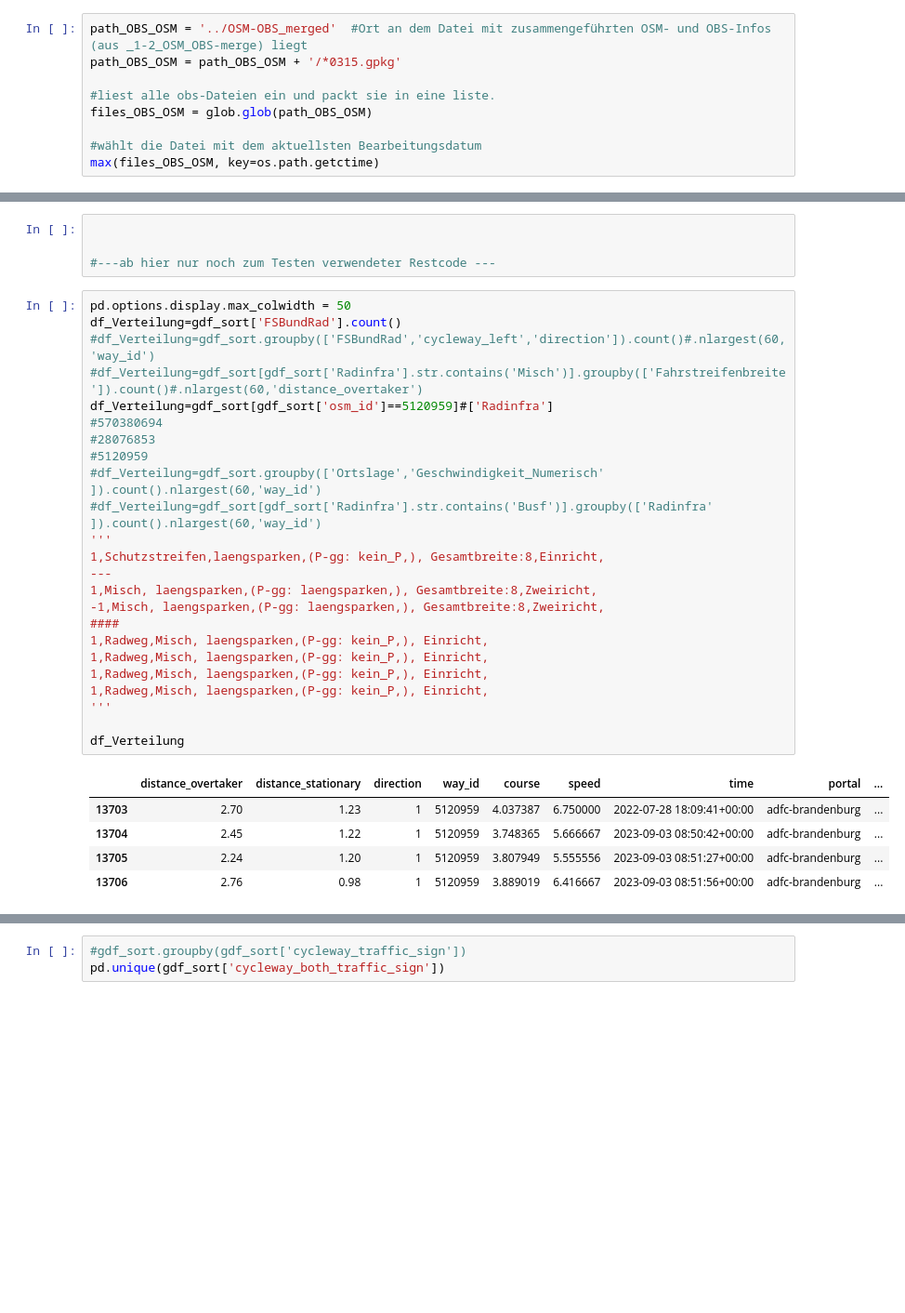
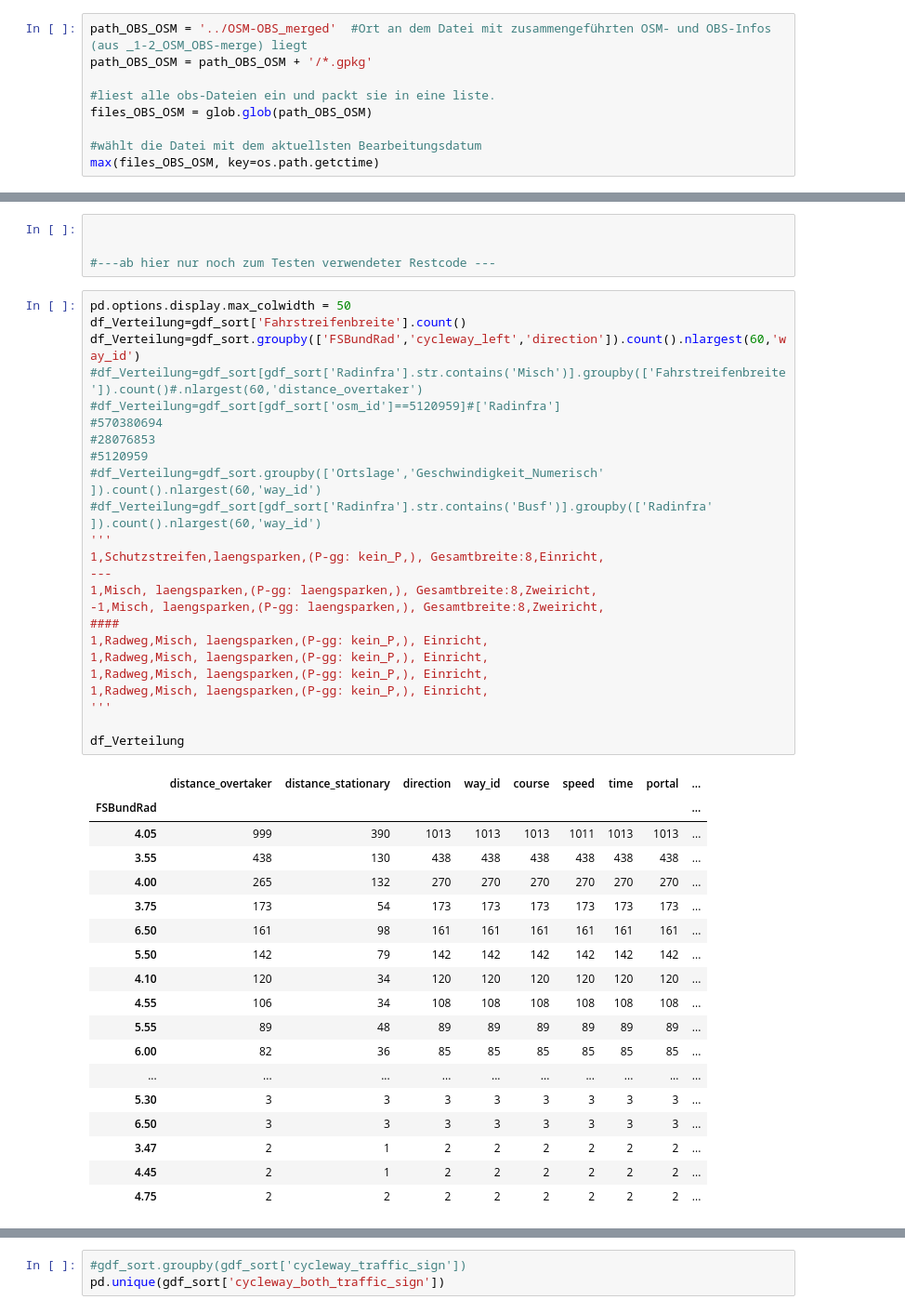
Before and after one commit to Drooembueddel/OSM-OBS_Analysis, a Jupyter notebook: Code/_1-3_Klassifizierung.ipynb, the cells around one changed output, grey strips where cells are left out. Shown at 93% size. Drawn from its saved outputs; the diff is of its cells as text; blank space fills up the shorter version.

```diff
--- a/Code/_1-3_Klassifizierung.ipynb
+++ b/Code/_1-3_Klassifizierung.ipynb
@@ -31,7 +31,7 @@ print('import finished')
 import finished
 # %%
 path_OBS_OSM = '../OSM-OBS_merged'  #Ort an dem Datei mit zusammengeführten OSM- und OBS-Infos (aus _1-2_OSM_OBS-merge) liegt
-path_OBS_OSM = path_OBS_OSM + '/*0315.gpkg'
+path_OBS_OSM = path_OBS_OSM + '/*.gpkg'
 
 #liest alle obs-Dateien ein und packt sie in eine liste.
 files_OBS_OSM = glob.glob(path_OBS_OSM)
@@ -1353,31 +1357,44 @@ gdf_kombi.to_file("../OSM-OBS_klass/OSM-OBS_Klass_"+datum+".gpkg", driver="GPKG"
 #---ab hier nur noch zum Testen verwendeter Restcode ---
 # %%
 pd.options.display.max_colwidth = 50
-df_Verteilung=gdf_sort['FSBundRad'].count()
-#df_Verteilung=gdf_sort.groupby(['FSBundRad','cycleway_left','direction']).count()#.nlargest(60,'way_id')
+df_Verteilung=gdf_sort['Fahrstreifenbreite'].count()
+df_Verteilung=gdf_sort.groupby(['FSBundRad','cycleway_left','direction']).count().nlargest(60,'way_id')
 #df_Verteilung=gdf_sort[gdf_sort['Radinfra'].str.contains('Misch')].groupby(['Fahrstreifenbreite']).count()#.nlargest(60,'distance_overtaker')
-df_Verteilung=gdf_sort[gdf_sort['osm_id']==5120959]#['Radinfra']
+#df_Verteilung=gdf_sort[gdf_sort['osm_id']==5120959]#['Radinfra']
 #570380694
 #28076853
 #5120959
 #df_Verteilung=gdf_sort.groupby(['Ortslage','Geschwindigkeit_Numerisch' ]).count().nlargest(60,'way_id')
 #df_Verteilung=gdf_sort[gdf_sort['Radinfra'].str.contains('Busf')].groupby(['Radinfra' ]).count().nlargest(60,'way_id')
 '''
 1,Schutzstreifen,laengsparken,(P-gg: kein_P,), Gesamtbreite:8,Einricht,
 ---
 1,Misch, laengsparken,(P-gg: laengsparken,), Gesamtbreite:8,Zweiricht,
 -1,Misch, laengsparken,(P-gg: laengsparken,), Gesamtbreite:8,Zweiricht,
 ####
 1,Radweg,Misch, laengsparken,(P-gg: kein_P,), Einricht,
 1,Radweg,Misch, laengsparken,(P-gg: kein_P,), Einricht,
 1,Radweg,Misch, laengsparken,(P-gg: kein_P,), Einricht,
 1,Radweg,Misch, laengsparken,(P-gg: kein_P,), Einricht,
 '''
 
 df_Verteilung
 # %% [output]
 |  | distance_overtaker | distance_stationary | direction | way_id | course | speed | time | portal | ... |
-| 13703 | 2.70 | 1.23 | 1 | 5120959 | 4.037387 | 6.750000 | 2022-07-28 18:09:41+00:00 | adfc-brandenburg | ... |
-| 13704 | 2.45 | 1.22 | 1 | 5120959 | 3.748365 | 5.666667 | 2023-09-03 08:50:42+00:00 | adfc-brandenburg | ... |
-| 13705 | 2.24 | 1.20 | 1 | 5120959 | 3.807949 | 5.555556 | 2023-09-03 08:51:27+00:00 | adfc-brandenburg | ... |
-| 13706 | 2.76 | 0.98 | 1 | 5120959 | 3.889019 | 6.416667 | 2023-09-03 08:51:56+00:00 | adfc-brandenburg | ... |
+| FSBundRad |  |  |  |  |  |  |  |  | ... |
+| 4.05 | 999 | 390 | 1013 | 1013 | 1013 | 1011 | 1013 | 1013 | ... |
+| 3.55 | 438 | 130 | 438 | 438 | 438 | 438 | 438 | 438 | ... |
+| 4.00 | 265 | 132 | 270 | 270 | 270 | 270 | 270 | 270 | ... |
+| 3.75 | 173 | 54 | 173 | 173 | 173 | 173 | 173 | 173 | ... |
+| 6.50 | 161 | 98 | 161 | 161 | 161 | 161 | 161 | 161 | ... |
+| 5.50 | 142 | 79 | 142 | 142 | 142 | 142 | 142 | 142 | ... |
+| 4.10 | 120 | 34 | 120 | 120 | 120 | 120 | 120 | 120 | ... |
+| 4.55 | 106 | 34 | 108 | 108 | 108 | 108 | 108 | 108 | ... |
+| 5.55 | 89 | 48 | 89 | 89 | 89 | 89 | 89 | 89 | ... |
+| 6.00 | 82 | 36 | 85 | 85 | 85 | 85 | 85 | 85 | ... |
+| ... | ... | ... | ... | ... | ... | ... | ... | ... | ... |
+| 5.30 | 3 | 3 | 3 | 3 | 3 | 3 | 3 | 3 | ... |
+| 6.50 | 3 | 3 | 3 | 3 | 3 | 3 | 3 | 3 | ... |
+| 3.47 | 2 | 1 | 2 | 2 | 2 | 2 | 2 | 2 | ... |
+| 4.45 | 2 | 1 | 2 | 2 | 2 | 2 | 2 | 2 | ... |
+| 4.75 | 2 | 2 | 2 | 2 | 2 | 2 | 2 | 2 | ... |
```
Also changed, not shown: parts of 4 cells of this notebook, 1 other file.
